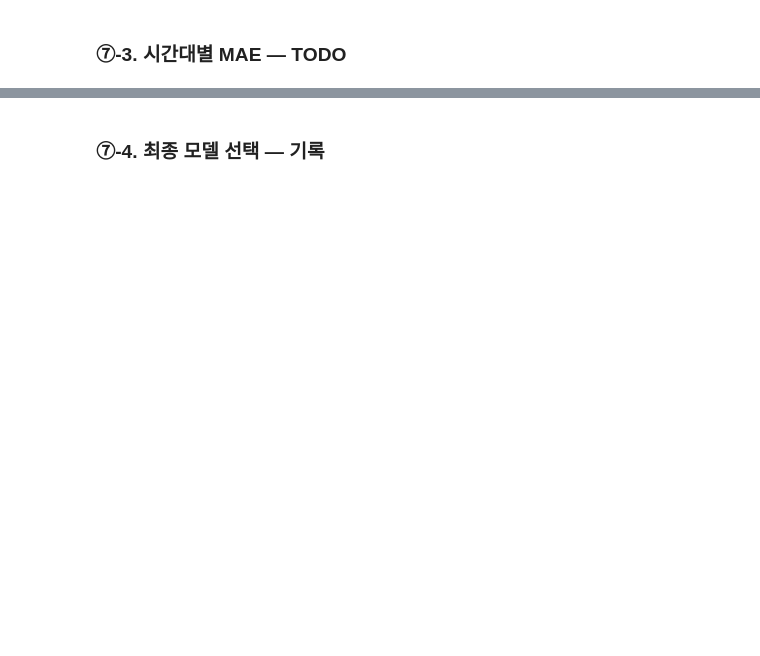
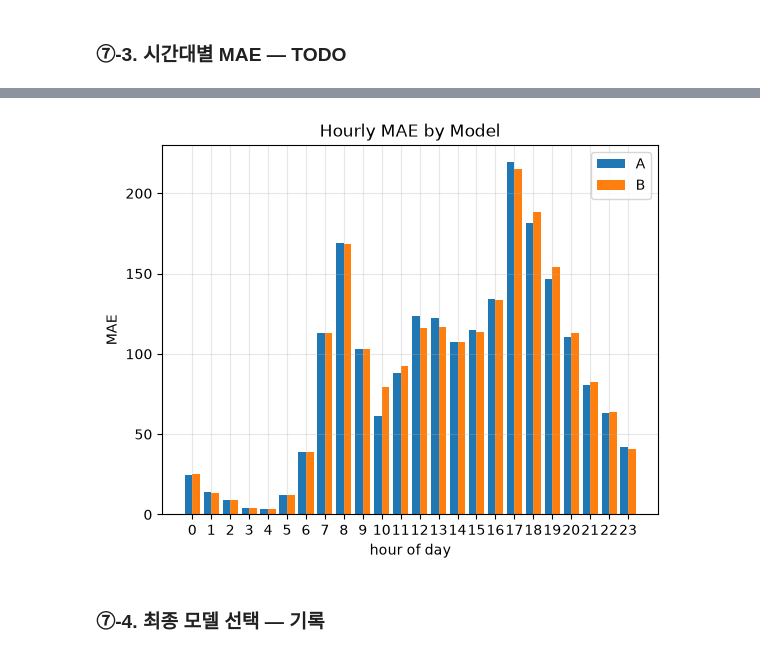
Before and after one commit to mobiemh/ai-miniproject01, a Jupyter notebook: mini-project-01/code/01_regression_bike_demand.ipynb, the cells around one changed output, grey strips where cells are left out. Drawn from its saved outputs; the diff is of its cells as text; code cells hidden in the pictures; blank space fills up the shorter version.

```diff
--- a/mini-project-01/code/01_regression_bike_demand.ipynb
+++ b/mini-project-01/code/01_regression_bike_demand.ipynb
@@ -782,7 +794,7 @@ hourly_mae.index.name = "hr"
 
 for name in candidates:
     # TODO 7-4. 모델별 절대오차와 시간대별 평균 절대오차를 계산합니다.
-    abs_err = ...
-    hourly_mae[name] = ...
+    abs_err = np.abs(pred_df[f"resid_{name}"])
+    hourly_mae[name] = pred_df.groupby("hr")[f"resid_{name}"].apply(lambda x: np.mean(np.abs(x)))
 
 display(hourly_mae.round(1))
@@ -789,7 +820,16 @@ display(hourly_mae.round(1))
 # %%
 # TODO 7-5. 후보 모델들의 시간대별 MAE를 막대그래프로 표현합니다.
 # 힌트: plt.bar(), hourly_mae
-...
+plt.bar(hourly_mae.index - 0.2, hourly_mae[list(candidates.keys())[0]], width=0.4, label=list(candidates.keys())[0])
+plt.bar(hourly_mae.index + 0.2, hourly_mae[list(candidates.keys())[1]], width=0.4, label=list(candidates.keys())[1])
+plt.xticks(range(24))
+plt.xlabel("hour of day")
+plt.ylabel("MAE")
+plt.title("Hourly MAE by Model")
+plt.legend()
+plt.grid(alpha=0.3)
+# %% [output]
+[figure, added]
 # %% [markdown]
 ### ⑦-4. 최종 모델 선택 — 기록
 # %%
```
Also changed, not shown: parts of 4 cells of this notebook.
